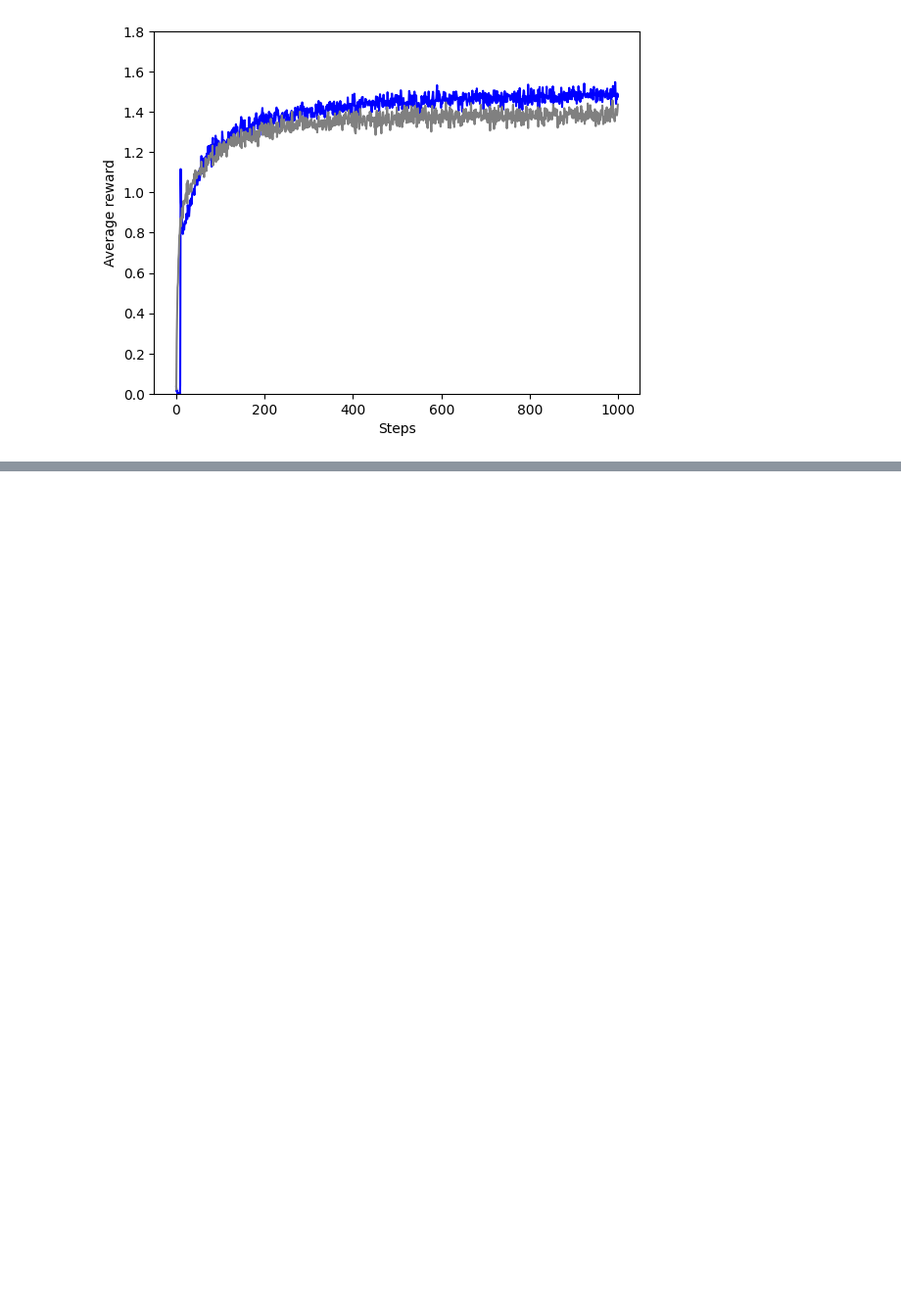
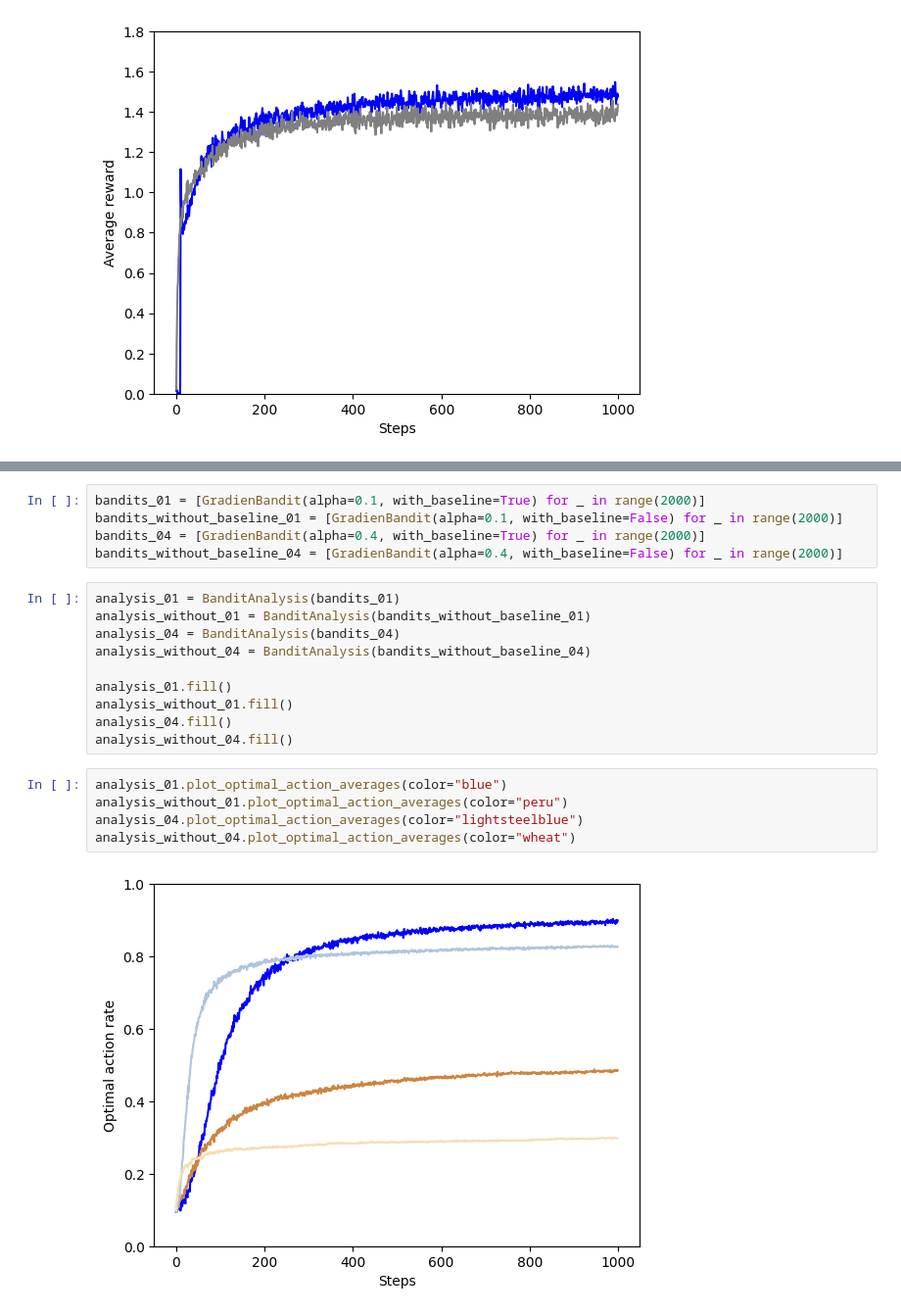
Before and after one commit to mattiasgullstrand/sutton_barto, a Jupyter notebook: multi-arm_bandits.ipynb, the cells around one changed output, grey strips where cells are left out. Shown at 98% size. Cells and saved outputs as stored; diff of their text form; blank space fills up the shorter version.

```diff
--- a/10-armed_testbed.ipynb
+++ b/multi-arm_bandits.ipynb
@@ -362,0 +414,22 @@ analysis_2.plot_reward_averages(color="grey")
+# %%
+bandits_01 = [GradienBandit(alpha=0.1, with_baseline=True) for _ in range(2000)]
+bandits_without_baseline_01 = [GradienBandit(alpha=0.1, with_baseline=False) for _ in range(2000)]
+bandits_04 = [GradienBandit(alpha=0.4, with_baseline=True) for _ in range(2000)]
+bandits_without_baseline_04 = [GradienBandit(alpha=0.4, with_baseline=False) for _ in range(2000)]
+# %%
+analysis_01 = BanditAnalysis(bandits_01)
+analysis_without_01 = BanditAnalysis(bandits_without_baseline_01)
+analysis_04 = BanditAnalysis(bandits_04)
+analysis_without_04 = BanditAnalysis(bandits_without_baseline_04)
+
+analysis_01.fill()
+analysis_without_01.fill()
+analysis_04.fill()
+analysis_without_04.fill()
+# %%
+analysis_01.plot_optimal_action_averages(color="blue")
+analysis_without_01.plot_optimal_action_averages(color="peru")
+analysis_04.plot_optimal_action_averages(color="lightsteelblue")
+analysis_without_04.plot_optimal_action_averages(color="wheat")
+# %% [output]
+[figure, added]
```
Also changed, not shown: parts of 12 cells of this notebook.
